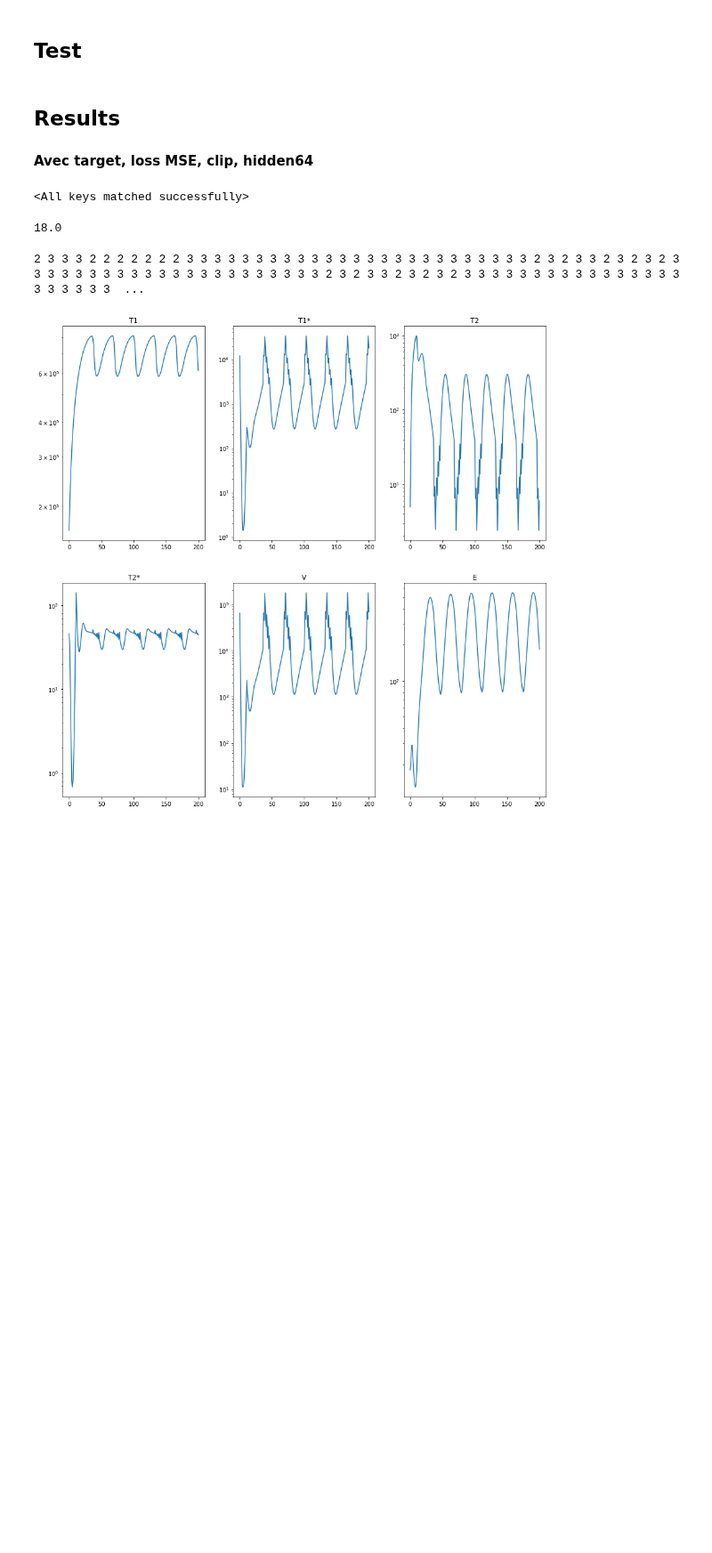
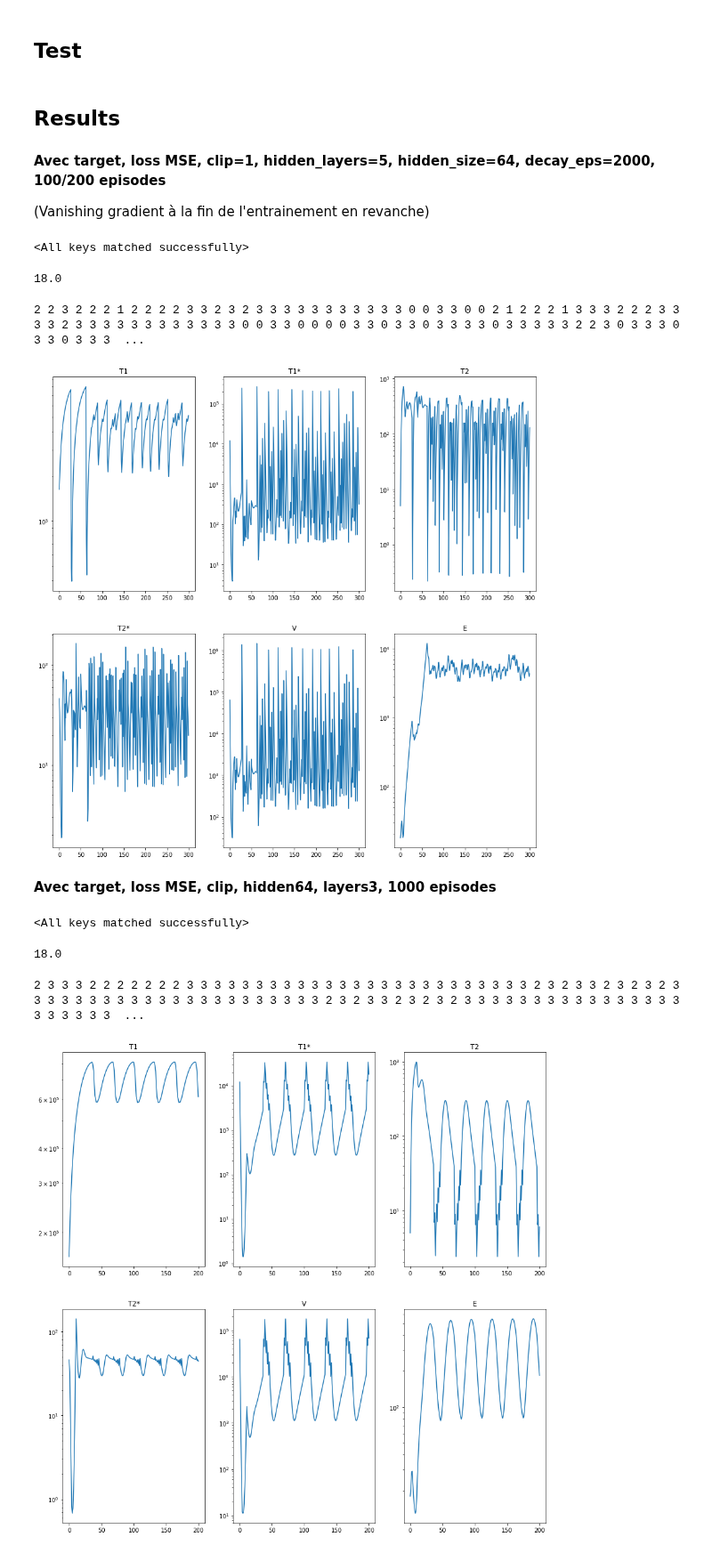
Before and after one commit to SuReLI/hiv_experiment, a Jupyter notebook: dinh_viet_toan/hiv_dvt.ipynb, the cells around one changed output. Shown at 89% size. Drawn from its saved outputs; the diff is of its cells as text; code cells hidden in the pictures; blank space fills up the shorter version.

```diff
--- a/dinh_viet_toan/hiv_dvt.ipynb
+++ b/dinh_viet_toan/hiv_dvt.ipynb
@@ -148,12 +148,11 @@ def make_simulation(s):
     return states, rewards
 
 
-def make_simulation_dqn(s, model):
+def make_simulation_dqn(s, model, dur=200):
     """Makes simulation for DQN"""
     s[5] *= .75
     env.E *= .75
     print(env.E)
-    dur = 200 # 400/5
     states = [s]
     rewards = [0]
 
@@ -625,7 +637,44 @@ make_simulation_dqn(s, model)
 # %% [markdown]
 ## Results
+# %% [markdown]
+**Avec target, loss MSE, clip=1, hidden_layers=5, hidden_size=64, decay_eps=2000, 100/200 episodes**
+
+(Vanishing gradient à la fin de l'entrainement en revanche)
+# %%
+class DenseNet(nn.Module):
+    def __init__(self, IN_DIM=DIM_STATE, OUT_DIM=N_ACTION):
+        super().__init__()
+        self.fc1 = nn.Linear(IN_DIM, 64)
+        self.fc2 = nn.Linear(64, 64)
+        self.fc3 = nn.Linear(64, 64)
+        self.fc4 = nn.Linear(64, 64)
+        self.fc5 = nn.Linear(64, OUT_DIM)
+
+    def forward(self, x):
+        batch_size = x.shape[0]
+        out = F.relu(self.fc1(x))
+        out = F.relu(self.fc2(out))
+        out = F.relu(self.fc3(out))
+        out = F.relu(self.fc4(out))
+        out = self.fc5(out)
+        return out
+
+model = DenseNet()
+# model.load_state_dict(torch.load('model_clip_fc5_64.dqn', map_location=torch.device('cpu')))
+model.load_state_dict(torch.load('model_clip_fc5_64_200ep.dqn', map_location=torch.device('cpu')))
+# %% [output]
+<All keys matched successfully>
+# %%
+s = env.reset('unhealthy') # 'uninfected', 'healthy'
+states = make_simulation_dqn(s, model, dur=300)
+
+plot_stuff(states)
+# %% [output]
+18.0
+2 2 3 2 2 2 1 2 2 2 2 3 3 2 3 2 3 3 3 3 3 3 3 3 3 3 3 0 0 3 3 0 0 2 1 2 2 2 1 3 3 3 2 2 2 3 3 3 3 2 3 3 3 3 3 3 3 3 3 3 3 3 0 0 3 3 0 0 0 0 3 3 0 3 3 0 3 3 3 3 0 3 3 3 3 3 2 2 3 0 3 3 3 0 3 3 0 3 3 3  ...
+[figure, added]
 # %% [markdown]
-**Avec target, loss MSE, clip, hidden64**
+**Avec target, loss MSE, clip, hidden64, layers3, 1000 episodes**
 # %%
 class DenseNet(nn.Module):
     def __init__(self, IN_DIM=DIM_STATE, OUT_DIM=N_ACTION):
```
Also changed, not shown: parts of 4 cells of this notebook.
